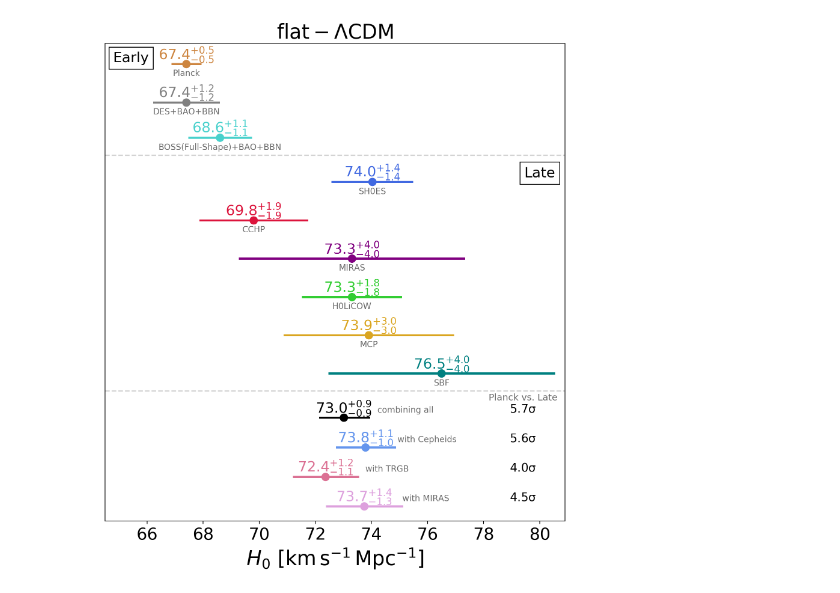
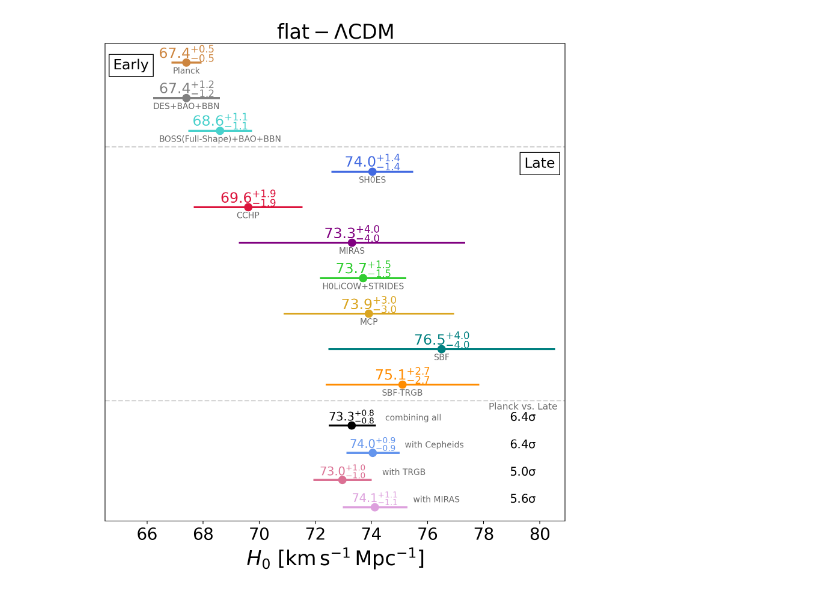
Before and after one commit to shsuyu/H0LiCOW-public, a Jupyter notebook: H0_tension_plots/H0_tension.ipynb, the cells around one changed output. Cells and saved outputs as stored; diff of their text form; code cells hidden in the pictures.

```diff
--- a/H0_tension_plots/H0_tension.ipynb
+++ b/H0_tension_plots/H0_tension.ipynb
@@ -5,7 +5,7 @@ from util import *
 flat = np.linspace(50, 100, num=10000)
 
 # create estimate
-tdc = Estimate(name="H0LiCOW", mean=73.3, std=1.75)#from https://ui.adsabs.harvard.edu/abs/2019arXiv190704869W/abstract
+tdc = Estimate(name="H0LiCOW+STRIDES", mean=73.7, std=1.5)#from https://ui.adsabs.harvard.edu/abs/2019arXiv190704869W/abstract
 planck = Estimate(name="Planck", mean=67.4, std=0.5)#from https://ui.adsabs.harvard.edu/abs/2018arXiv180706209P/abstract
 des = Estimate(name="DES+BAO+BBN", mean=67.4, std=1.15)#from https://ui.adsabs.harvard.edu/abs/2018MNRAS.480.3879A/abstract
 boss = Estimate(name="BOSS(Full-Shape)+BAO+BBN", mean=68.6, std=1.1)#update from https://arxiv.org/pdf/2002.04035.pdf
@@ -17,15 +17,16 @@ miras = Estimate(name="MIRAS", mean=73.3, std=4.0)# from https://ui.adsabs.harva
 masers = Estimate(name="MCP", mean=73.9, std=3.0) #update from https://ui.adsabs.harvard.edu/abs/2020ApJ...891L...1P/abstract
 sbf_cepheids = Estimate(name="SBF", mean=76.5, std=4.0) # https://ui.adsabs.harvard.edu/abs/2018AAS...23231902P/abstract
 sbf_trgb = Estimate(name="SBF-TRGB", mean=76.1, std=6.6)
+bTF = Estimate(name="SBF-TRGB", mean=75.1, std=2.7) #https://ui.adsabs.harvard.edu/abs/2020arXiv200608615S/abstract
 
 # combine estimates
-local_ceph = combine_estimates([tdc, shoes, masers, sbf_trgb], flat)
+local_ceph = combine_estimates([tdc, shoes, masers, sbf_trgb, bTF], flat)
 local_ceph.name = "with Cepheids"
-local_trgb = combine_estimates([tdc, cchp, masers, sbf_cepheids], flat)
+local_trgb = combine_estimates([tdc, cchp, masers, sbf_cepheids,bTF], flat)
 local_trgb.name = "with TRGB"
-local_miras = combine_estimates([tdc, miras, masers, sbf_cepheids], flat)
+local_miras = combine_estimates([tdc, miras, masers, sbf_cepheids,bTF], flat)
 local_miras.name = "with MIRAS"
-local_all = combine_estimates([tdc, shoes, cchp, miras, masers, sbf_cepheids], flat)
+local_all = combine_estimates([tdc, shoes, cchp, miras, masers, sbf_cepheids,bTF], flat)
 local_all.name = "combining all"
 
 
@@ -45,13 +46,13 @@ plt.xlabel(r"$H_0\rm{\ [km\,s^{-1}\,Mpc^{-1}]}$", fontsize=24)
 plt.yticks(fontsize=14)
 plt.xticks(fontsize=20)
 
-xs = [planck, des, boss, shoes, cchp, miras, tdc, masers, sbf_cepheids, local_all, local_ceph, local_trgb, local_miras]
-ys = [16.0, 14.7, 13.5, 12.0, 10.7, 9.4, 8.1, 6.8, 5.5, 4, 3, 2, 1]
+xs = [planck, des, boss, shoes, cchp, miras, tdc, masers, sbf_cepheids, bTF, local_all, local_ceph, local_trgb, local_miras]
+ys = [17.3, 16.0, 14.8, 13.3, 12.0, 10.7, 9.4, 8.1, 6.8, 5.5, 4, 3, 2, 1]
 
 colors = ['peru', 'grey','mediumturquoise', 'royalblue', 'crimson', 'purple', 'limegreen',
-          'goldenrod', 'teal', 'black', 'cornflowerblue',  'palevioletred', 'plum']
+          'goldenrod', 'teal', 'darkorange','black', 'cornflowerblue',  'palevioletred', 'plum']
 
-plt.axis([64.5, 80.9, 0.5, 16.7]) # 75.6
+plt.axis([64.5, 80.9, 0.5, 18.0]) # 75.6
 plt.gca().yaxis.set_major_locator(plt.NullLocator())
 plt.title(r'$\rm{flat-\Lambda CDM}$', fontsize=24)
 
@@ -67,37 +68,37 @@ for x, y, c in zip(xs, ys, colors):
 
     else:
         delaytext = r"$%.1f^{+%.1f}_{-%.1f}$" % (pcs[1], pcs[2]-pcs[1], pcs[1]-pcs[0])
-        plt.annotate(delaytext, xy=(pcs[1], y + 0.18), color = c, horizontalalignment="center", fontsize=17)
-        plt.annotate(x.name, xy=(pcs[1]+ 2.2, y + 0.18), color = "dimgrey", horizontalalignment="center", fontsize=10)
+        plt.annotate(delaytext, xy=(pcs[1], y + 0.19), color = c, horizontalalignment="center", fontsize=14)
+        plt.annotate(x.name, xy=(pcs[1]+ 2.2, y + 0.19), color = "dimgrey", horizontalalignment="center", fontsize=10)
 
 # dashed lines to split early, late and combinations
-plt.axhline(12.9, color="darkgrey", ls='--', alpha=0.5)
+plt.axhline(14.2, color="darkgrey", ls='--', alpha=0.5)
 plt.axhline(4.9, color="darkgrey", ls='--', alpha=0.5)
 
 # subpanels labels
 bbox_props = dict(boxstyle="square", lw=1,  fc="white")
-plt.annotate("Early", xy=(66.07, 16.2), color = "black",
+plt.annotate("Early", xy=(66.07, 17.2), color = "black",
              horizontalalignment="right", verticalalignment="center", fontsize=17, bbox=bbox_props)
-plt.annotate("Late", xy=(80.55, 12.3), color = "black",
+plt.annotate("Late", xy=(80.55, 13.6), color = "black",
              horizontalalignment="right", verticalalignment="center", fontsize=17, bbox=bbox_props)
 
 
 # printing the tension with Planck
 xpos = 79.4
 plt.annotate("Planck vs. Late", xy=(xpos, 4.6), color = "dimgrey",
              horizontalalignment="center", fontsize=11)
 
 plt.annotate(r"$\rm{%.1f\sigma}$" % tension_local_all, xy=(xpos, 4.18), color = "black",
              horizontalalignment="center", fontsize=14)
 plt.annotate(r"$\rm{%.1f\sigma}$" % tension_local_ceph, xy=(xpos, 3.18), color = "black",
              horizontalalignment="center", fontsize=14)
 plt.annotate(r"$\rm{%.1f\sigma}$" % tension_local_trgb, xy=(xpos, 2.18), color = "black",
              horizontalalignment="center", fontsize=14)
 plt.annotate(r"$\rm{%.1f\sigma}$" % tension_local_miras, xy=(xpos, 1.18), color = "black",
              horizontalalignment="center", fontsize=14)
 
 plt.tight_layout()
 plt.savefig('H0_tension.pdf', dpi=200)
 plt.savefig('H0_tension.png', dpi=200)
 # %% [output]
-[figure, old version]
+[figure, new version]
```
